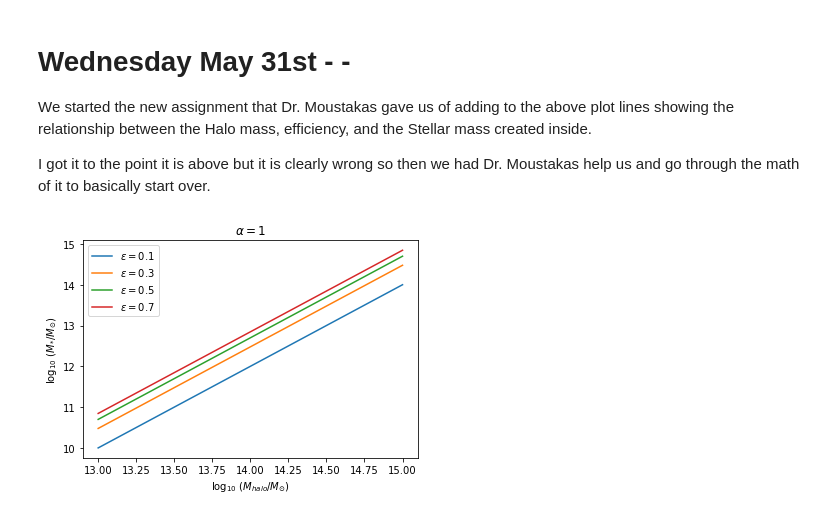
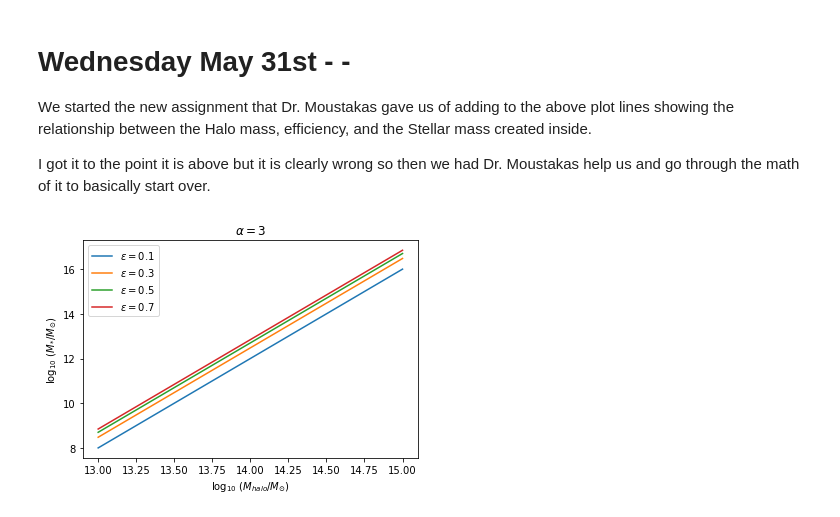
Before and after one commit to moustakas/siena-astrophysics, a Jupyter notebook: summer2017/daniel/Dan_Finnegan_Summer17.ipynb, the cells around one changed output. Drawn from its saved outputs; the diff is of its cells as text; code cells hidden in the pictures.

Commit message:
Fixed plots and new plots

```diff
--- a/summer2017/daniel/Dan_Finnegan_Summer17.ipynb
+++ b/summer2017/daniel/Dan_Finnegan_Summer17.ipynb
@@ -232,7 +232,7 @@ import matplotlib.pyplot as plt
 %matplotlib inline
 # %%
 def getMstar(logMhalo, f=0.1, epsilon0=0.1, alpha=1.0, Mscale=1E14):
-    logMstar = np.log10(f) + np.log10(epsilon0) - np.log10(Mscale) + (1+alpha) * logMhalo
+    logMstar = np.log10(f) + np.log10(epsilon0) - np.log10(Mscale)*alpha + (1+alpha) * logMhalo
     return logMstar
 # %%
 logMhalo = np.linspace(13, 15, 20)
@@ -252,6 +252,6 @@ def efficiency_plot(logMhalo, epsilon0_grid, alpha):
     #ax.set_ylim(9.5, 15)
     ax.set_title(r'$\alpha = {:.0f}$'.format(alpha))
 # %%
-efficiency_plot(logMhalo, epsilon0, alpha=1.0)
+efficiency_plot(logMhalo, epsilon0, alpha=3.0)
 # %% [output]
-[figure, old version]
+[figure, new version]
```
Also changed, not shown: parts of 19 cells of this notebook.
